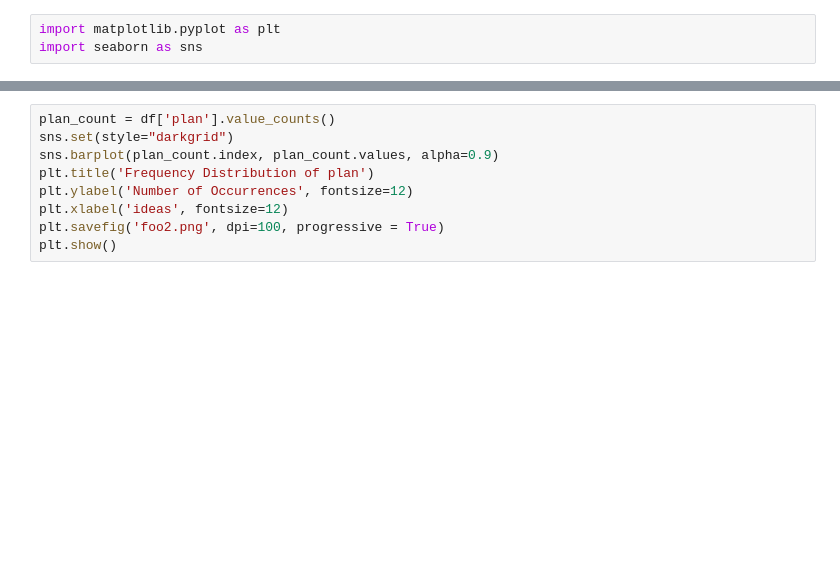
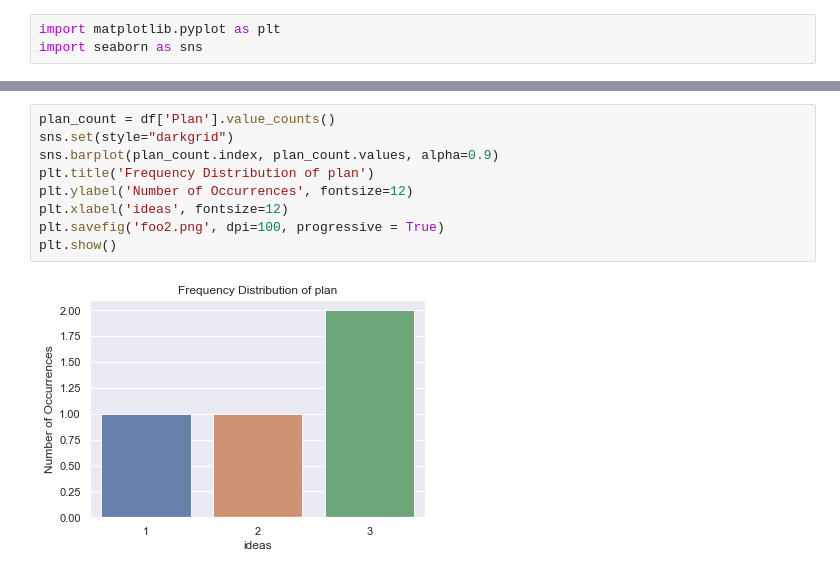
Before and after one commit to IndiaCFG3/team-49, a Jupyter notebook: index/Login/Unit_form_analysis.ipynb, the cells around one changed output, grey strips where cells are left out. Drawn from its saved outputs; the diff is of its cells as text; blank space fills up the shorter version.

```diff
--- a/index/Login/Unit_form_analysis.ipynb
+++ b/index/Login/Unit_form_analysis.ipynb
@@ -69,10 +51,12 @@ plt.show()
 # %%
-plan_count = df['plan'].value_counts()
+plan_count = df['Plan'].value_counts()
 sns.set(style="darkgrid")
 sns.barplot(plan_count.index, plan_count.values, alpha=0.9)
 plt.title('Frequency Distribution of plan')
 plt.ylabel('Number of Occurrences', fontsize=12)
 plt.xlabel('ideas', fontsize=12)
 plt.savefig('foo2.png', dpi=100, progressive = True)
 plt.show()
+# %% [output]
+[figure, added]
 # %%
```
Also changed, not shown: parts of 6 cells of this notebook, 10 other files.
